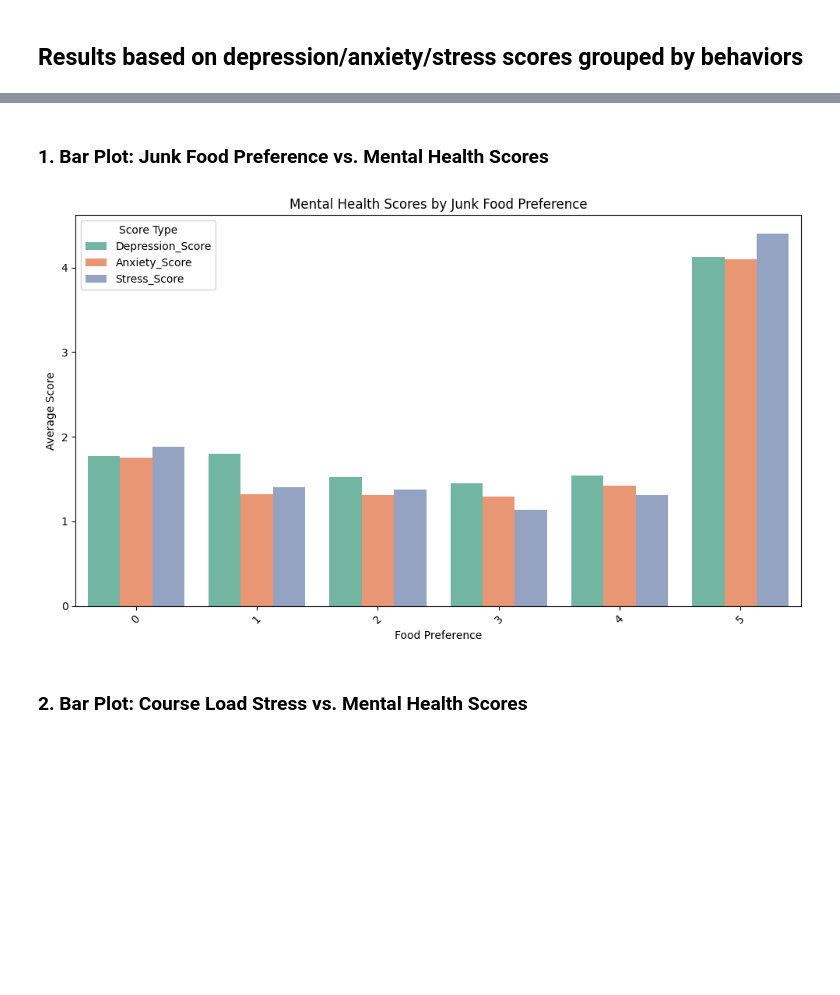
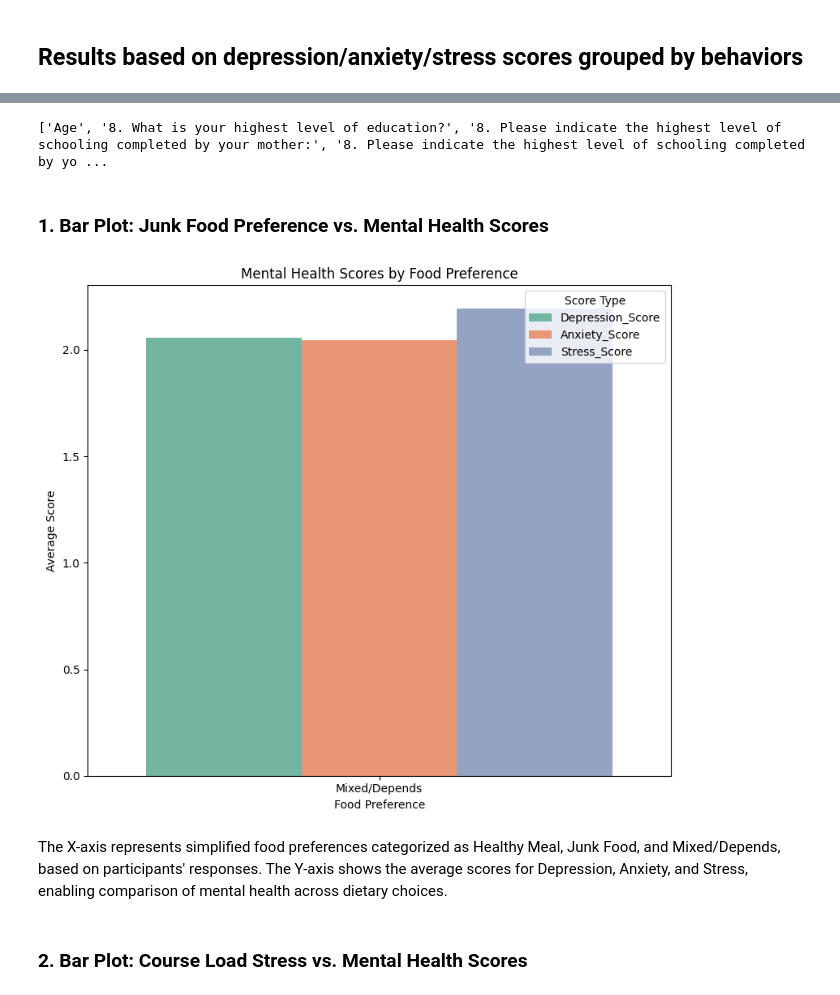
Before and after one commit to DaniaZehra/DASS, a Jupyter notebook: depression_anxiety_stress.ipynb, the cells around one changed output, grey strips where cells are left out. Drawn from its saved outputs; the diff is of its cells as text; code cells hidden in the pictures; blank space fills up the shorter version.

```diff
--- a/depression_anxiety_stress.ipynb
+++ b/depression_anxiety_stress.ipynb
@@ -1180,30 +1122,55 @@ By Junk Food Preference:
+# %%
+print(df.columns.tolist())
+# %% [output]
+['Age', '8. What is your highest level of education?', '8. Please indicate the highest level of schooling completed by your mother:', '8. Please indicate the highest level of schooling completed by yo ...
 # %% [markdown]
 ### 1. Bar Plot: Junk Food Preference vs. Mental Health Scores
 # %%
 import seaborn as sns
 import matplotlib.pyplot as plt
+import pandas as pd
 
-# Group by junk food preference
-junk_summary = df.groupby("8. If given a choice between a healthy meal and junk food, which would you pick?")[['Depression_Score', 'Anxiety_Score', 'Stress_Score']].mean().reset_index()
+# STEP 1: Create a new simplified preference column
+def classify_food_pref(text):
+    text = str(text).strip().lower()
+    if "junk" in text:
+        return "Junk Food"
+    elif "healthy" in text:
+        return "Healthy Meal"
+    else:
+        return "Mixed/Depends"
 
-# Plot
-plt.figure(figsize=(10,6))
-junk_plot = pd.melt(junk_summary, id_vars="8. If given a choice between a healthy meal and junk food, which would you pick?",
+df['Food_Preference_Simplified'] = df["8. If given a choice between a healthy meal and junk food, which would you pick?"].apply(classify_food_pref)
+
+# STEP 2: Group and calculate average scores
+junk_summary = df.groupby("Food_Preference_Simplified")[['Depression_Score', 'Anxiety_Score', 'Stress_Score']].mean().reset_index()
+
+# STEP 3: Melt data for seaborn
+junk_plot = pd.melt(junk_summary,
+                    id_vars="Food_Preference_Simplified",
                     value_vars=["Depression_Score", "Anxiety_Score", "Stress_Score"],
                     var_name="Score Type", value_name="Average Score")
 
-sns.barplot(data=junk_plot, x="8. If given a choice between a healthy meal and junk food, which would you pick?",
-            y="Average Score", hue="Score Type", palette="Set2")
+# STEP 4: Plot
+plt.figure(figsize=(8,7))
+sns.barplot(data=junk_plot,
+            x="Food_Preference_Simplified",
+            y="Average Score",
+            hue="Score Type",
+            palette="Set2")
 
-plt.title("Mental Health Scores by Junk Food Preference")
+plt.title("Mental Health Scores by Food Preference")
 plt.xlabel("Food Preference")
 plt.ylabel("Average Score")
-plt.xticks(rotation=45)
+plt.xticks(rotation=0)
 plt.legend(title="Score Type")
 plt.tight_layout()
 plt.show()
 # %% [output]
-[figure, old version]
+[figure, new version]
+# %% [markdown]
+The X-axis represents simplified food preferences categorized as Healthy Meal, Junk Food, and Mixed/Depends, based on participants' responses.
+The Y-axis shows the average scores for Depression, Anxiety, and Stress, enabling comparison of mental health across dietary choices.
 # %% [markdown]
 ### 2. Bar Plot: Course Load Stress vs. Mental Health Scores
 # %%
```
Also changed, not shown: parts of 5 cells of this notebook.
